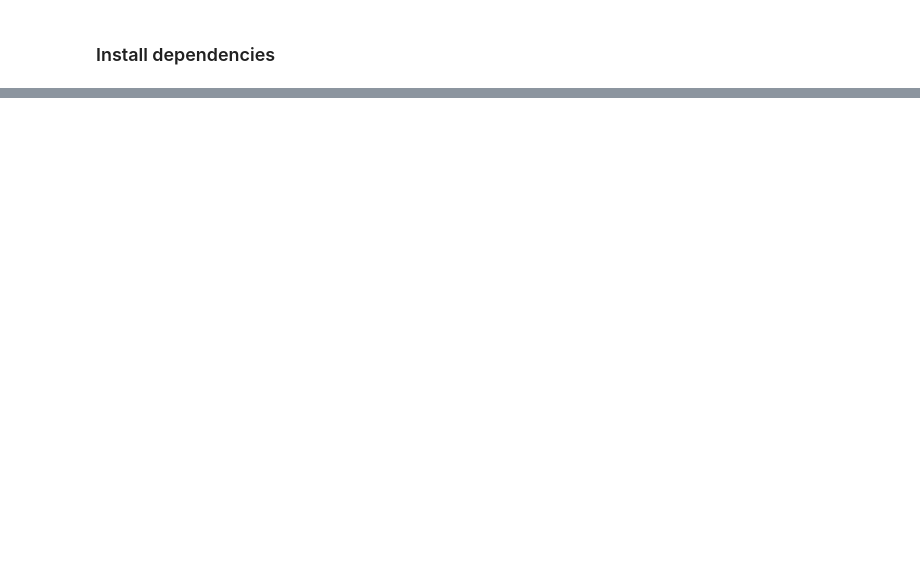
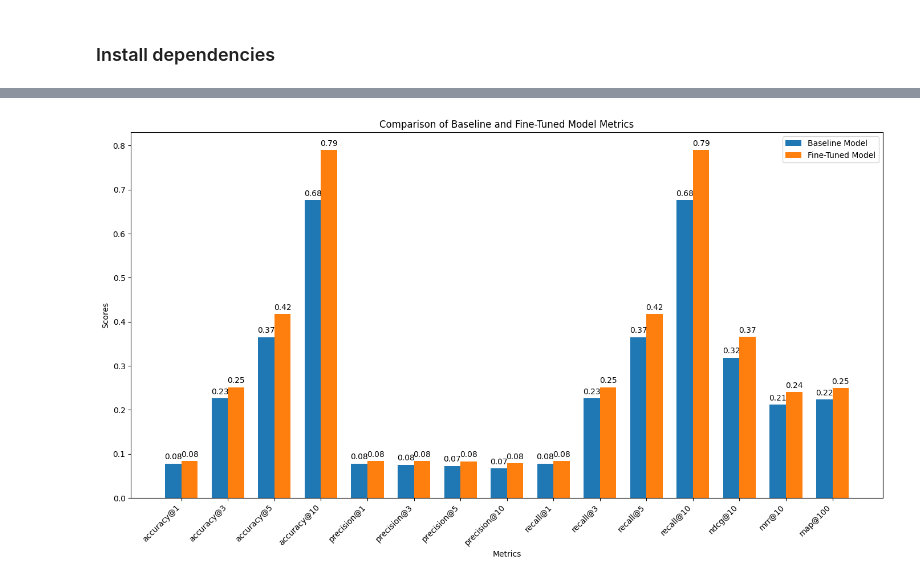
Before and after one commit to jianliao/spectrum-document-synthetic-data-generation, a Jupyter notebook: fine-tuning-text-embedding-mobel.ipynb, the cells around one changed output, grey strips where cells are left out. Saved outputs shown, nothing was run; the diff lists cells and outputs as text; code cells hidden in the pictures; blank space fills up the shorter version.

```diff
--- a/fine-tuning-text-embedding-mobel.ipynb
+++ b/fine-tuning-text-embedding-mobel.ipynb
@@ -112,0 +92,84 @@ visualize_metrics_line(EMBEDDING_DIMS, metrics)
+# %%
+import matplotlib.pyplot as plt
+import numpy as np
+
+# print(json.dumps(results, indent=4))
+# print(json.dumps(ft_results, indent=4))
+
+res = [results, ft_results]
+
+# Extracting metrics and corresponding values
+metrics = [
+    "accuracy@1", "accuracy@3", "accuracy@5", "accuracy@10",
+    "precision@1", "precision@3", "precision@5", "precision@10",
+    "recall@1", "recall@3", "recall@5", "recall@10",
+    "ndcg@10", "mrr@10", "map@100"
+]
+
+baseline_values = [res[0][f"sds-docs_cosine_{metric}"] for metric in metrics]
+fine_tuned_values = [res[1][f"sds-docs_cosine_{metric}"] for metric in metrics]
+
+# Plotting the results
+x = np.arange(len(metrics))  # X-axis positions
+width = 0.35  # Bar width
+
+fig, ax = plt.subplots(figsize=(14, 8))
+
+# Baseline and fine-tuned bars
+baseline_bars = ax.bar(x - width / 2, baseline_values, width, label="Baseline Model")
+fine_tuned_bars = ax.bar(x + width / 2, fine_tuned_values, width, label="Fine-Tuned Model")
+
+# Adding labels, title, and legend
+ax.set_xlabel("Metrics")
+ax.set_ylabel("Scores")
+ax.set_title("Comparison of Baseline and Fine-Tuned Model Metrics")
+ax.set_xticks(x)
+ax.set_xticklabels(metrics, rotation=45, ha="right")
+ax.legend()
+
+# Annotating bars with values
+for bars in [baseline_bars, fine_tuned_bars]:
+    for bar in bars:
+        height = bar.get_height()
+        ax.annotate(f"{height:.2f}",
+                    xy=(bar.get_x() + bar.get_width() / 2, height),
+                    xytext=(0, 3),  # Offset above the bar
+                    textcoords="offset points",
+                    ha="center", va="bottom")
+
+plt.tight_layout()
+plt.show()
+
+# Calculate percentage improvements
+percentage_improvements = [
+    ((fine - base) / base * 100 if base > 0 else 0)
+    for base, fine in zip(baseline_values, fine_tuned_values)
+]
+
+# Plotting percentage improvements
+x = np.arange(len(metrics))  # X-axis positions
+fig, ax = plt.subplots(figsize=(14, 8))
+
+# Bar chart for percentage improvements
+bars = ax.bar(x, percentage_improvements, color='lightblue')
+
+# Adding labels, title, and legend
+ax.set_xlabel("Metrics")
+ax.set_ylabel("Percentage Improvement (%)")
+ax.set_title("Percentage Improvement from Baseline to Fine-Tuned Model")
+ax.set_xticks(x)
+ax.set_xticklabels(metrics, rotation=45, ha="right")
+
+# Annotating bars with percentage values
+for bar in bars:
+    height = bar.get_height()
+    ax.annotate(f"{height:.1f}%",
+                xy=(bar.get_x() + bar.get_width() / 2, height),
+                xytext=(0, 3),  # Offset above the bar
+                textcoords="offset points",
+                ha="center", va="bottom")
+
+plt.tight_layout()
+plt.show()
+# %% [output]
+[figure, added]
```
Also changed, not shown: parts of 24 cells of this notebook, 4 other files.
